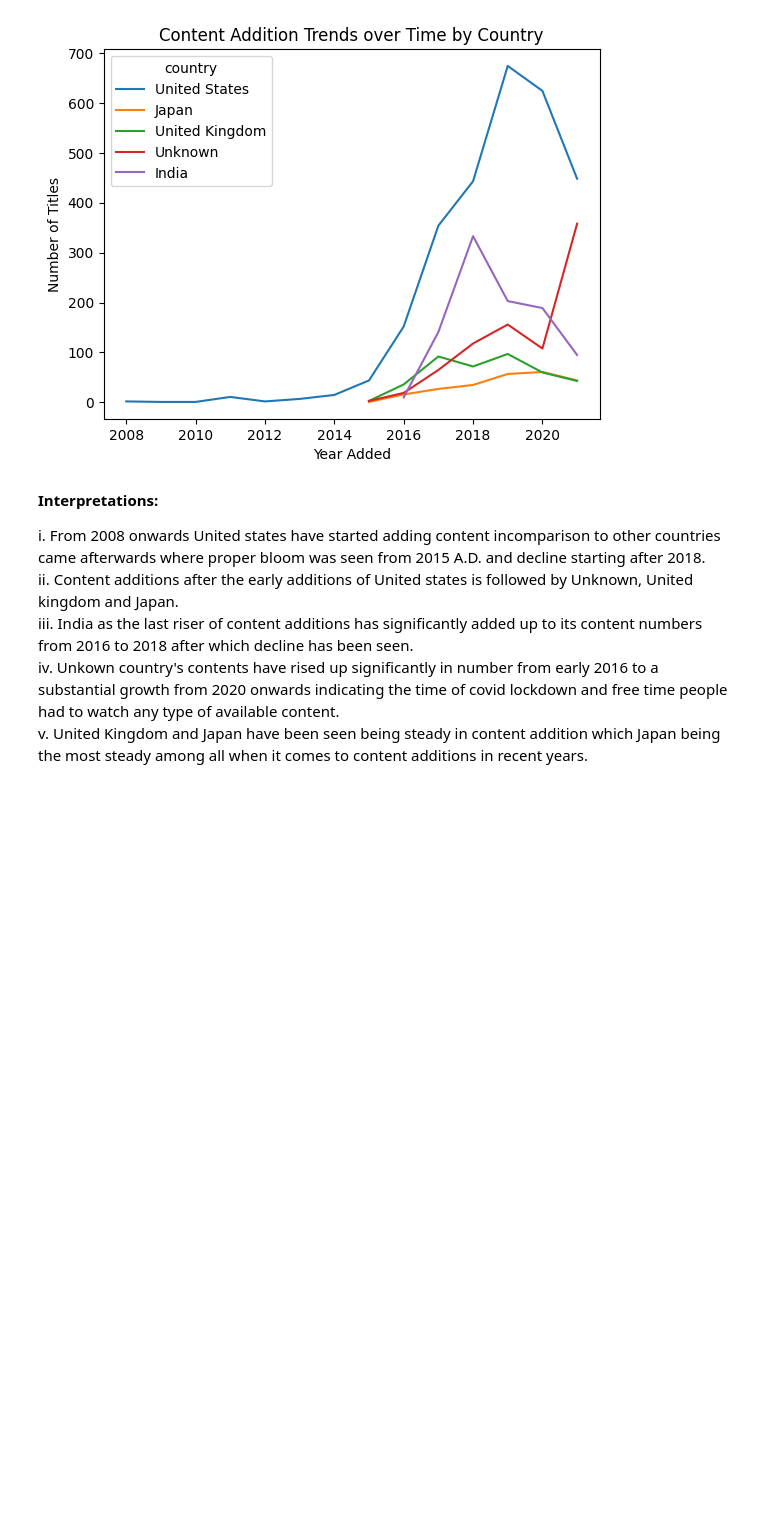
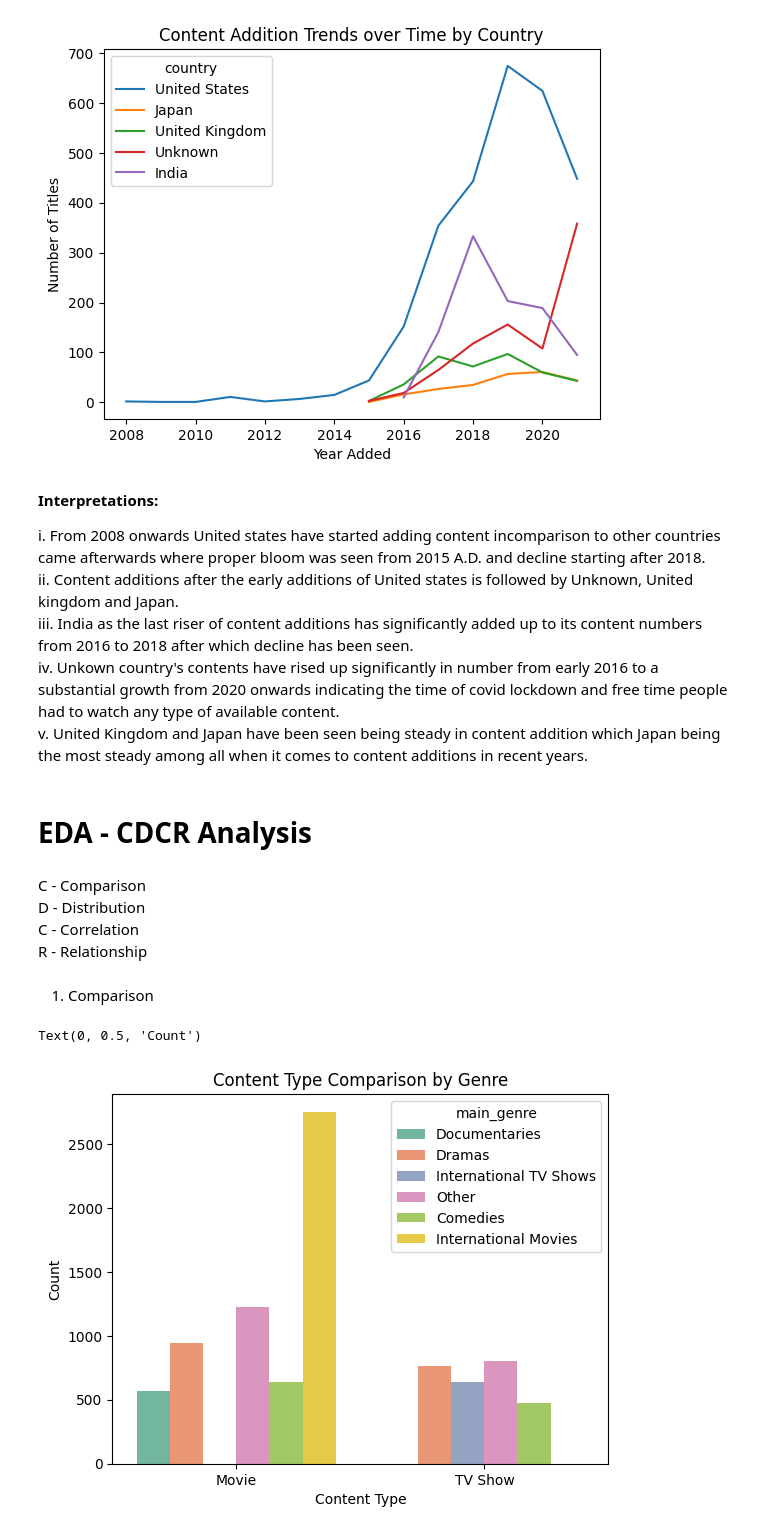
Before and after one commit to SakriyaPyakurel/netflix-EDA, a Jupyter notebook: eda.ipynb, the cells around one changed output. Cells and saved outputs as stored; diff of their text form; code cells hidden in the pictures; blank space fills up the shorter version.

Commit message:
moved onto cdcr approach of eda

```diff
--- a/eda.ipynb
+++ b/eda.ipynb
@@ -617,3 +617,21 @@ ii. Content additions after the early additions of United states is followed by
 iii. India as the last riser of content additions has significantly added up to its content numbers from 2016 to 2018 after which decline has been seen.<br>
 iv. Unkown country's contents have rised up significantly in number from early 2016 to a substantial growth from 2020 onwards indicating the time of covid lockdown and free time people had to watch any type of available content.<br>
 v. United Kingdom and Japan have been seen being steady in content addition which Japan being the most steady among all when it comes to content additions in recent years.
+# %% [markdown]
+# EDA - CDCR Analysis
+# %% [markdown]
+C - Comparison<br>
+D - Distribution<br>
+C - Correlation<br>
+R - Relationship
+# %% [markdown]
+1. Comparison
+# %%
+# show type comparison - Movies vs TV shows based on main genre
+sb.countplot(data=df, x='type',hue='main_genre',palette='Set2')
+plt.title('Content Type Comparison by Genre')
+plt.xlabel('Content Type')
+plt.ylabel('Count')
+# %% [output]
+Text(0, 0.5, 'Count')
+[figure, added]
```
Also changed, not shown: parts of 1 cell of this notebook, 1 other file.
